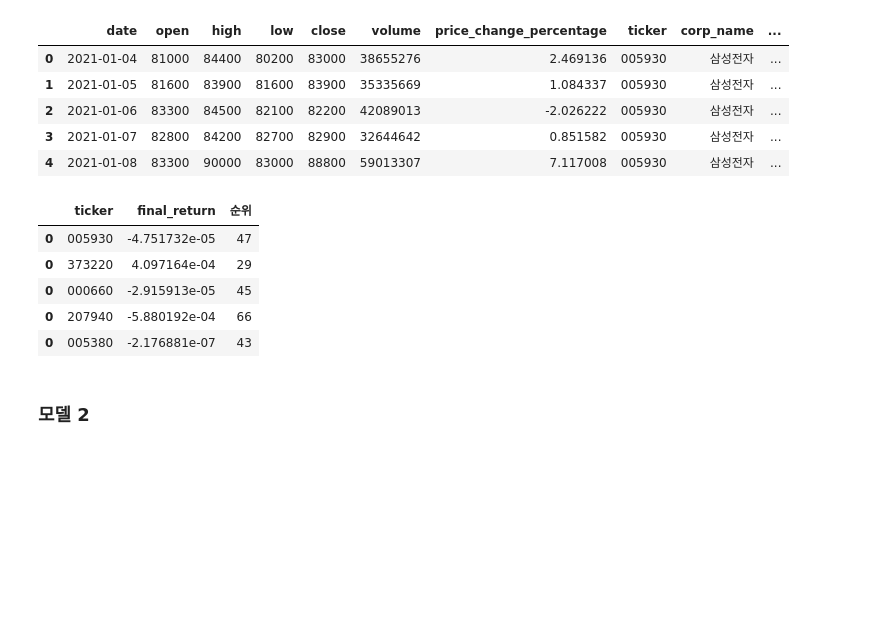
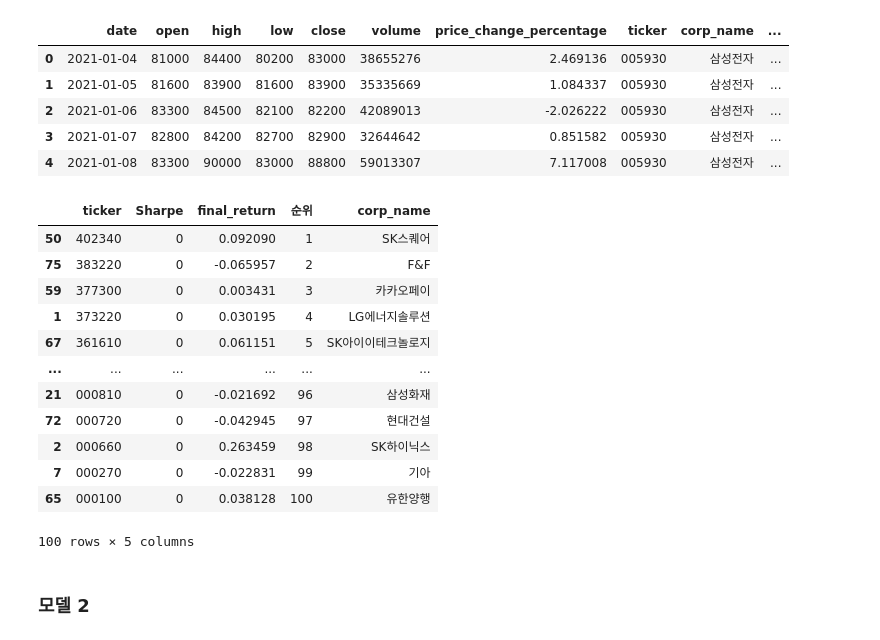
Before and after one commit to Unfinishedgod/finance_mlops, a Jupyter notebook: jupyter/stock_total_modeling.ipynb, the cells around one changed output. Drawn from its saved outputs; the diff is of its cells as text; code cells hidden in the pictures; blank space fills up the shorter version.

```diff
--- a/jupyter/stock_total_modeling.ipynb
+++ b/jupyter/stock_total_modeling.ipynb
@@ -82,14 +82,27 @@ for code in tqdm(ticker_list):
     results_df = pd.concat([results_df, result_sample])
 # %%
 results_df['순위'] = results_df['final_return'].rank(method='first', ascending=False).astype('int') # 각 순위를 중복없이 생성
-# %%
-results_df.head()
-# %% [output]
-|  | ticker | final_return | 순위 |
-| 0 | 005930 | -4.751732e-05 | 47 |
-| 0 | 373220 | 4.097164e-04 | 29 |
-| 0 | 000660 | -2.915913e-05 | 45 |
-| 0 | 207940 | -5.880192e-04 | 66 |
-| 0 | 005380 | -2.176881e-07 | 43 |
-# %% [markdown]
-### 모델 2
+# %%
+ticker_set = ohlcv_df_raw[['ticker', 'corp_name']].drop_duplicatesates()
+# %%
+results_df = pd.merge(results_df, ticker_set,
+        on = 'ticker',
+        how = 'left')
+# %%
+results_df.sort_values(by = '순위')
+# %% [output]
+|  | ticker | Sharpe | final_return | 순위 | corp_name |
+| 50 | 402340 | 0 | 0.092090 | 1 | SK스퀘어 |
+| 75 | 383220 | 0 | -0.065957 | 2 | F&F |
+| 59 | 377300 | 0 | 0.003431 | 3 | 카카오페이 |
+| 1 | 373220 | 0 | 0.030195 | 4 | LG에너지솔루션 |
+| 67 | 361610 | 0 | 0.061151 | 5 | SK아이이테크놀로지 |
+| ... | ... | ... | ... | ... | ... |
+| 21 | 000810 | 0 | -0.021692 | 96 | 삼성화재 |
+| 72 | 000720 | 0 | -0.042945 | 97 | 현대건설 |
+| 2 | 000660 | 0 | 0.263459 | 98 | SK하이닉스 |
+| 7 | 000270 | 0 | -0.022831 | 99 | 기아 |
+| 65 | 000100 | 0 | 0.038128 | 100 | 유한양행 |
+100 rows × 5 columns
+# %% [markdown]
+### 모델 2
```
Also changed, not shown: parts of 2 cells of this notebook, 4 other files.
